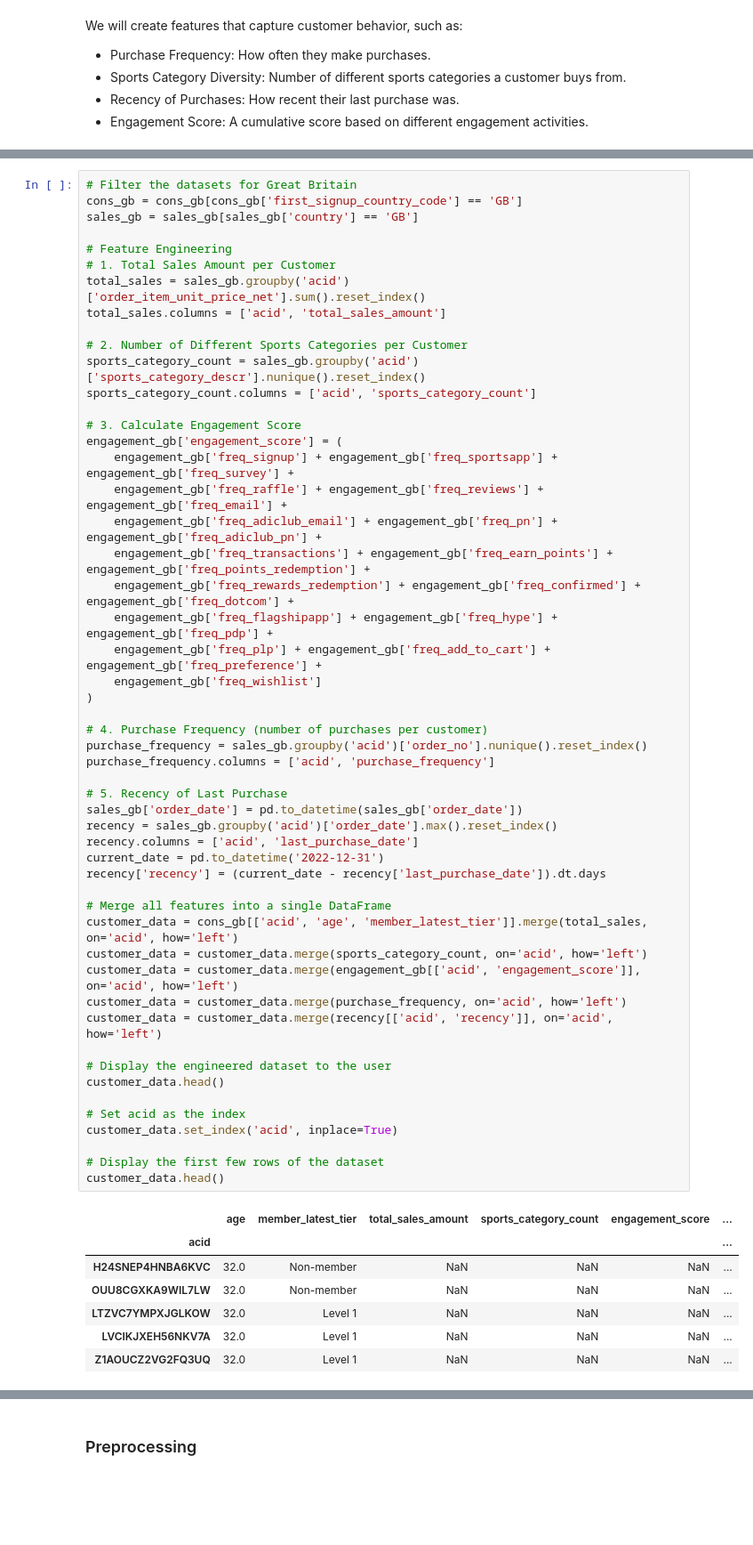
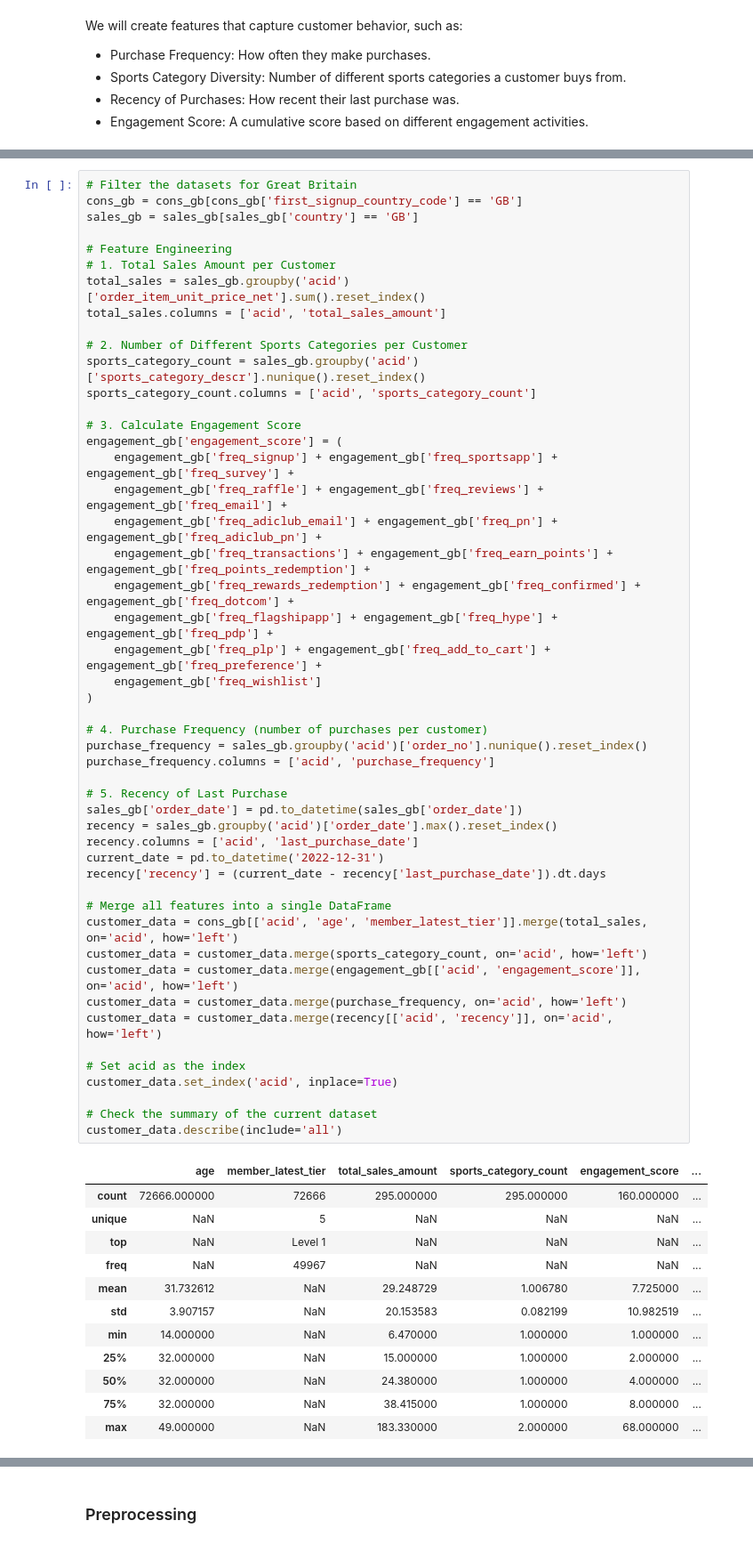
Before and after one commit to mbuvimuia/AdidasSmartRecs, a Jupyter notebook: notebook.ipynb, the cells around one changed output, grey strips where cells are left out. Shown at 89% size. Saved outputs shown, nothing was run; the diff lists cells and outputs as text; blank space fills up the shorter version.

```diff
--- a/notebook.ipynb
+++ b/notebook.ipynb
@@ -641,41 +646,43 @@ engagement_gb['engagement_score'] = (
     engagement_gb['freq_transactions'] + engagement_gb['freq_earn_points'] + engagement_gb['freq_points_redemption'] +
     engagement_gb['freq_rewards_redemption'] + engagement_gb['freq_confirmed'] + engagement_gb['freq_dotcom'] +
     engagement_gb['freq_flagshipapp'] + engagement_gb['freq_hype'] + engagement_gb['freq_pdp'] +
     engagement_gb['freq_plp'] + engagement_gb['freq_add_to_cart'] + engagement_gb['freq_preference'] +
     engagement_gb['freq_wishlist']
 )
 
 # 4. Purchase Frequency (number of purchases per customer)
 purchase_frequency = sales_gb.groupby('acid')['order_no'].nunique().reset_index()
 purchase_frequency.columns = ['acid', 'purchase_frequency']
 
 # 5. Recency of Last Purchase
 sales_gb['order_date'] = pd.to_datetime(sales_gb['order_date'])
 recency = sales_gb.groupby('acid')['order_date'].max().reset_index()
 recency.columns = ['acid', 'last_purchase_date']
 current_date = pd.to_datetime('2022-12-31')
 recency['recency'] = (current_date - recency['last_purchase_date']).dt.days
 
 # Merge all features into a single DataFrame
 customer_data = cons_gb[['acid', 'age', 'member_latest_tier']].merge(total_sales, on='acid', how='left')
 customer_data = customer_data.merge(sports_category_count, on='acid', how='left')
 customer_data = customer_data.merge(engagement_gb[['acid', 'engagement_score']], on='acid', how='left')
 customer_data = customer_data.merge(purchase_frequency, on='acid', how='left')
 customer_data = customer_data.merge(recency[['acid', 'recency']], on='acid', how='left')
 
-# Display the engineered dataset to the user
-customer_data.head()
-
 # Set acid as the index
 customer_data.set_index('acid', inplace=True)
 
-# Display the first few rows of the dataset
-customer_data.head()
+# Check the summary of the current dataset
+customer_data.describe(include='all')
 # %% [output]
 |  | age | member_latest_tier | total_sales_amount | sports_category_count | engagement_score | ... |
-| acid |  |  |  |  |  | ... |
-| H24SNEP4HNBA6KVC | 32.0 | Non-member | NaN | NaN | NaN | ... |
-| OUU8CGXKA9WIL7LW | 32.0 | Non-member | NaN | NaN | NaN | ... |
-| LTZVC7YMPXJGLKOW | 32.0 | Level 1 | NaN | NaN | NaN | ... |
-| LVCIKJXEH56NKV7A | 32.0 | Level 1 | NaN | NaN | NaN | ... |
-| Z1AOUCZ2VG2FQ3UQ | 32.0 | Level 1 | NaN | NaN | NaN | ... |
+| count | 72666.000000 | 72666 | 295.000000 | 295.000000 | 160.000000 | ... |
+| unique | NaN | 5 | NaN | NaN | NaN | ... |
+| top | NaN | Level 1 | NaN | NaN | NaN | ... |
+| freq | NaN | 49967 | NaN | NaN | NaN | ... |
+| mean | 31.732612 | NaN | 29.248729 | 1.006780 | 7.725000 | ... |
+| std | 3.907157 | NaN | 20.153583 | 0.082199 | 10.982519 | ... |
+| min | 14.000000 | NaN | 6.470000 | 1.000000 | 1.000000 | ... |
+| 25% | 32.000000 | NaN | 15.000000 | 1.000000 | 2.000000 | ... |
+| 50% | 32.000000 | NaN | 24.380000 | 1.000000 | 4.000000 | ... |
+| 75% | 32.000000 | NaN | 38.415000 | 1.000000 | 8.000000 | ... |
+| max | 49.000000 | NaN | 183.330000 | 2.000000 | 68.000000 | ... |
```
Also changed, not shown: parts of 33 cells of this notebook.
